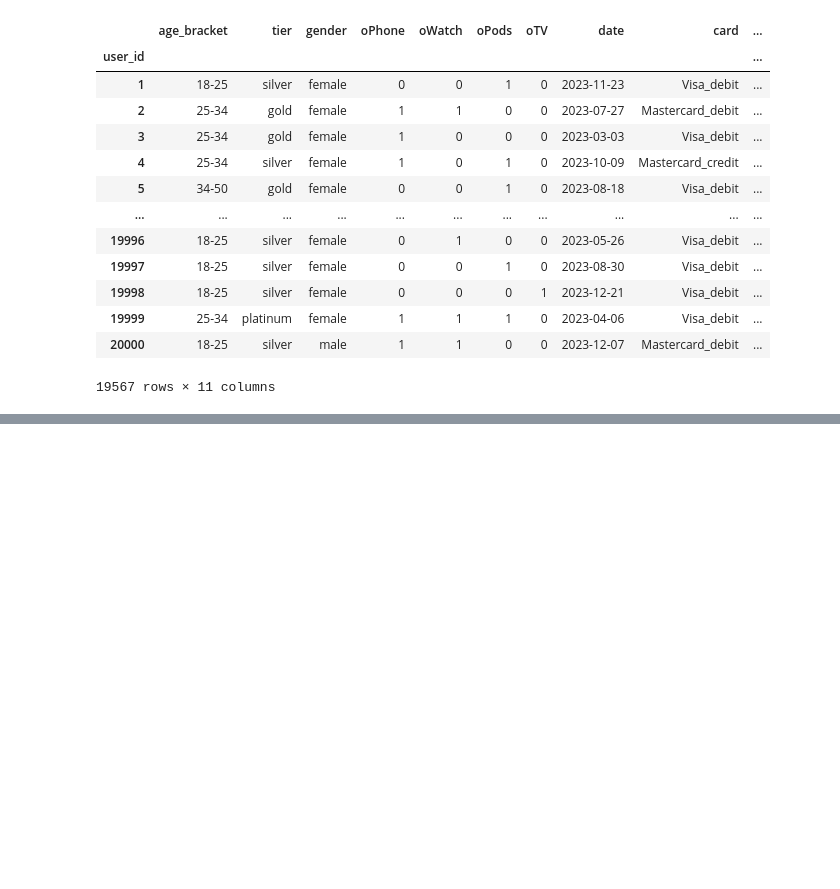
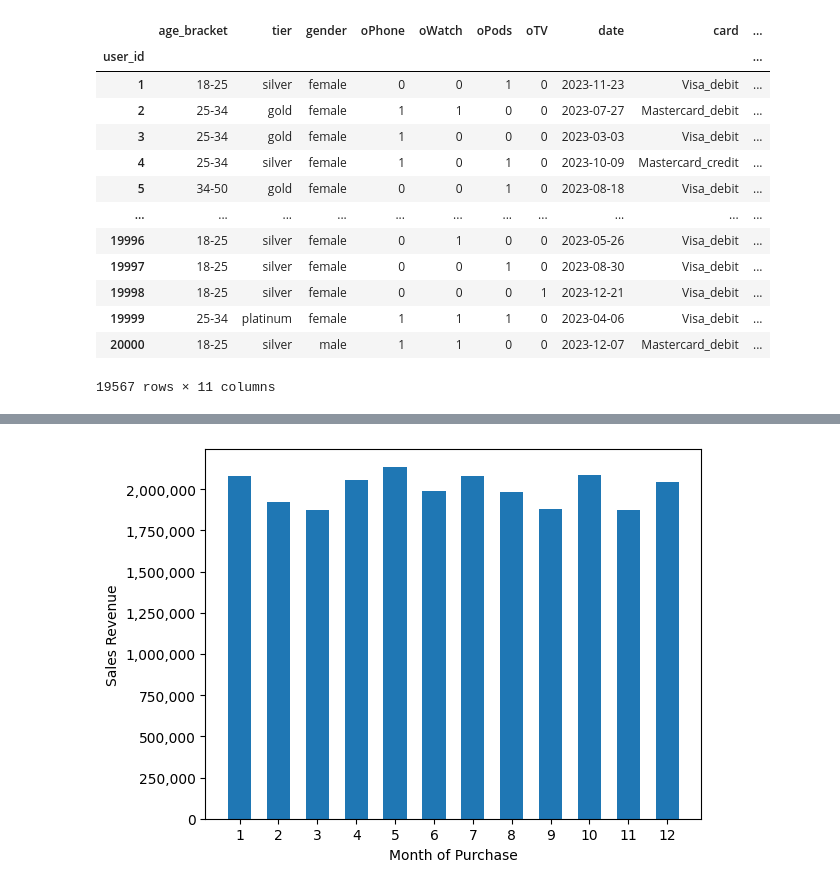
Before and after one commit to mihai20022/Orange_INC, a Jupyter notebook: main.ipynb/1.ipynb, the cells around one changed output, grey strips where cells are left out. Drawn from its saved outputs; the diff is of its cells as text; code cells hidden in the pictures; blank space fills up the shorter version.

Commit message:
Total Revenue and preffered card by young people.

```diff
--- a/main.ipynb/1.ipynb
+++ b/main.ipynb/1.ipynb
@@ -319,0 +324,5 @@ df_3_agg =orange_data_clean.groupby('tier').agg()
+# %%
+import numpy as np
+list2 = [1200, 300, 150, 2500]
+product_prices = np.array(list2)
+product_prices
@@ -319,0 +331,3 @@ df_3_agg =orange_data_clean.groupby('tier').agg()
+# %%
+orange_data_clean['sales_revenue'] = orange_data_clean['oPhone'] * product_prices[0] + orange_data_clean['oWatch'] * product_prices[1] + orange_data_clean['oPods'] * product_prices[2] + orange_data_clean['oTV'] * product_prices[3]
+orange_data_clean
@@ -319,0 +358,3 @@ df_3_agg =orange_data_clean.groupby('tier').agg()
+# %%
+orange_data_clean['month_of_purchase'] = pd.to_datetime(orange_data_clean['date']).dt.month
+orange_data_clean
@@ -319,0 +381,3 @@ df_3_agg =orange_data_clean.groupby('tier').agg()
+# %%
+df_4 = pd.DataFrame(orange_data_clean.groupby('month_of_purchase', as_index=False)['sales_revenue'].sum())
+df_4
@@ -319,0 +492,13 @@ df_3_agg =orange_data_clean.groupby('tier').agg()
+# %%
+import matplotlib.pyplot as plt
+import matplotlib.ticker as ticker
+
+plt.bar(df_4['month_of_purchase'], df_4['sales_revenue'], width= 0.6)
+plt.xlabel('Month of Purchase')
+plt.xticks(range(1,13))
+plt.ylabel('Sales Revenue')
+plt.gca().yaxis.set_major_formatter(ticker.StrMethodFormatter('{x:,.0f}'))
+
+plt.show()
+# %% [output]
+[figure, added]
```
Also changed, not shown: parts of 22 cells of this notebook.
